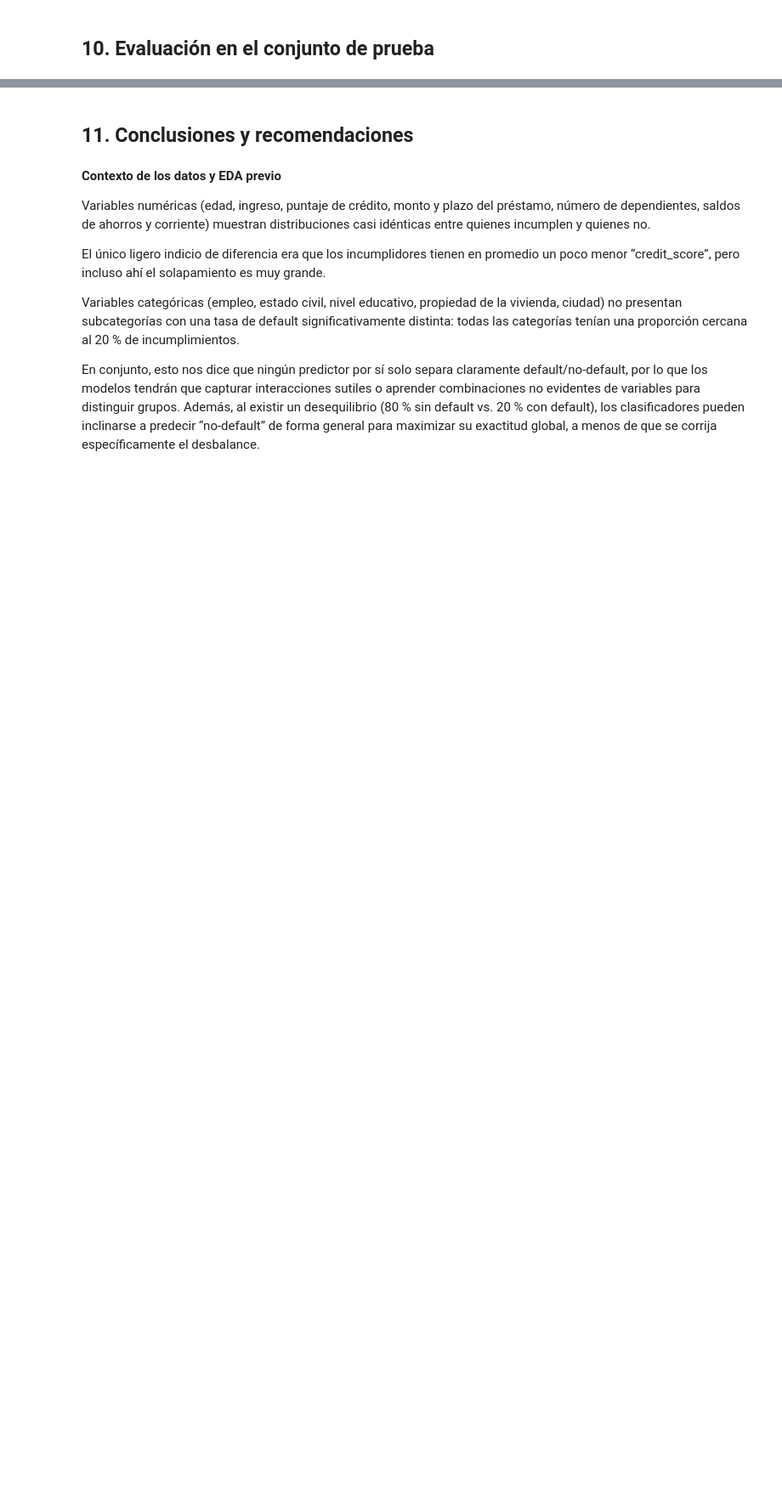
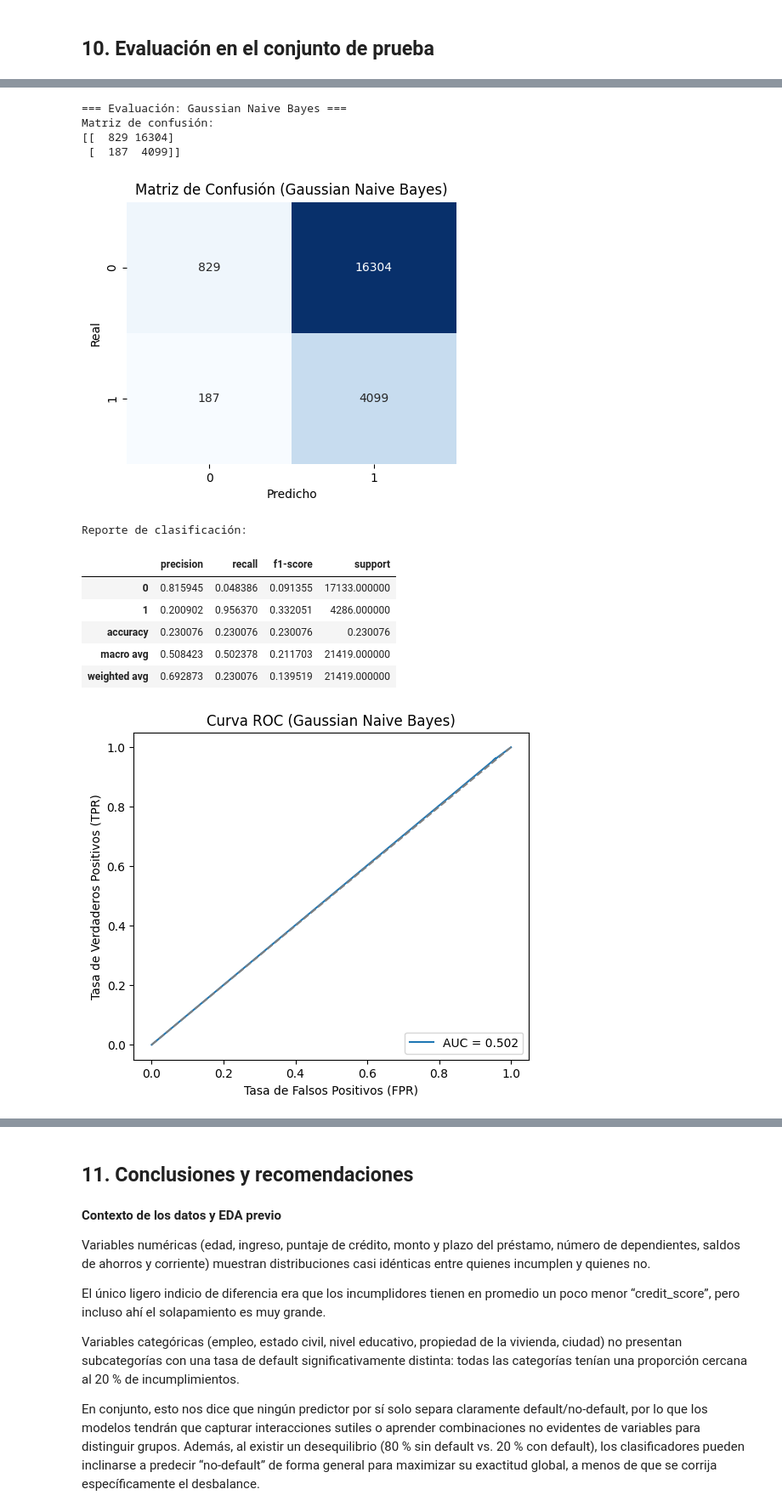
Before and after one commit to franciscogonzalez-gal/statistical_learning_1_pry2, a Jupyter notebook: proyecto_2_clasificacion.ipynb, the cells around one changed output, grey strips where cells are left out. Shown at 85% size. Cells and saved outputs as stored; diff of their text form; code cells hidden in the pictures; blank space fills up the shorter version.

```diff
--- a/proyecto_2_clasificacion.ipynb
+++ b/proyecto_2_clasificacion.ipynb
@@ -1193,13 +1412,18 @@ def get_final_model(model_obj):
 # %%
-# Logistic Regression (cuML o sklearn)
-evaluate_model(get_final_model(best_model_lr), X_test, y_test, "Logistic Regression")
-
 # Naive Bayes (ya entrenado)
 pipe_nb.fit(X_train, y_train)
 evaluate_model(pipe_nb, X_test, y_test, "Gaussian Naive Bayes")
-
-# SVM (usando GridSearchCV)
-evaluate_model(get_final_model(grid_svm), X_test, y_test, "SVM Lineal")
-
-# Random Forest (manual con cuML)
-evaluate_model(get_final_model(mejor_rf["modelo"]), X_test, y_test, "Random Forest")
+# %% [output]
+=== Evaluación: Gaussian Naive Bayes ===
+Matriz de confusión:
+[[  829 16304]
+ [  187  4099]]
+[figure, added]
+Reporte de clasificación:
+|  | precision | recall | f1-score | support |
+| 0 | 0.815945 | 0.048386 | 0.091355 | 17133.000000 |
+| 1 | 0.200902 | 0.956370 | 0.332051 | 4286.000000 |
+| accuracy | 0.230076 | 0.230076 | 0.230076 | 0.230076 |
+| macro avg | 0.508423 | 0.502378 | 0.211703 | 21419.000000 |
+| weighted avg | 0.692873 | 0.230076 | 0.139519 | 21419.000000 |
+[figure, added]
```
Also changed, not shown: parts of 14 cells of this notebook.
